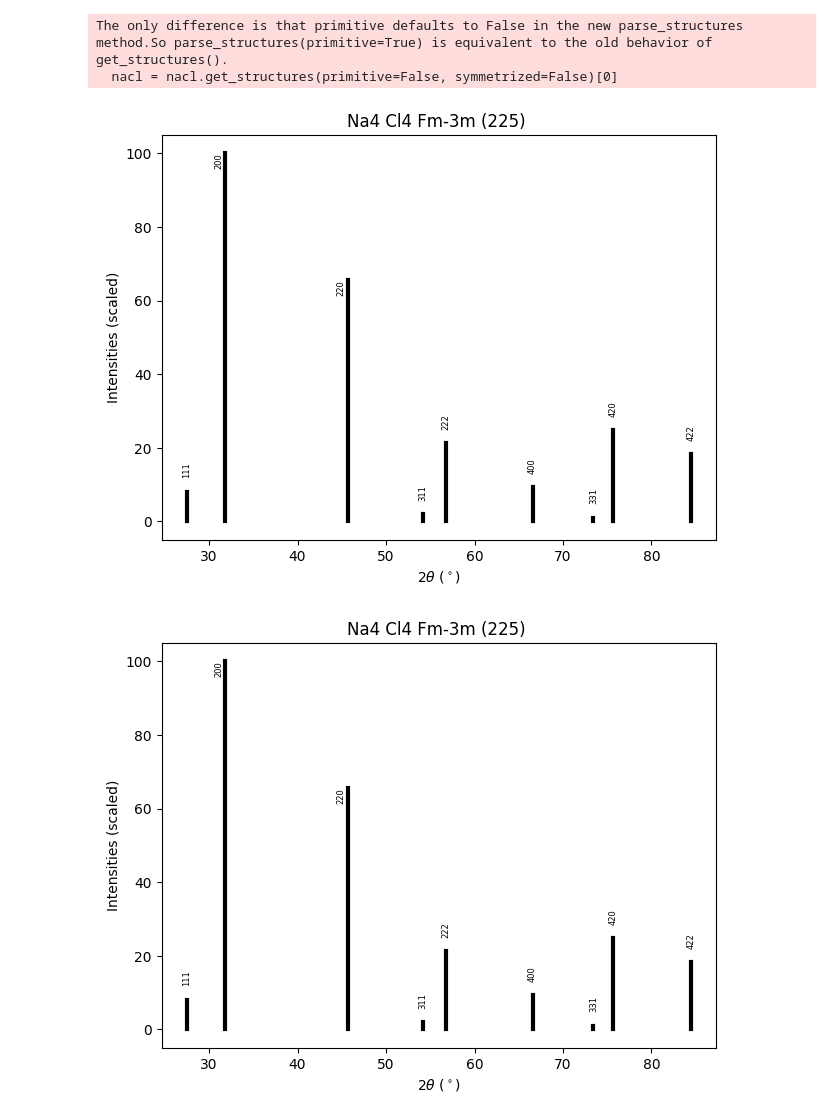
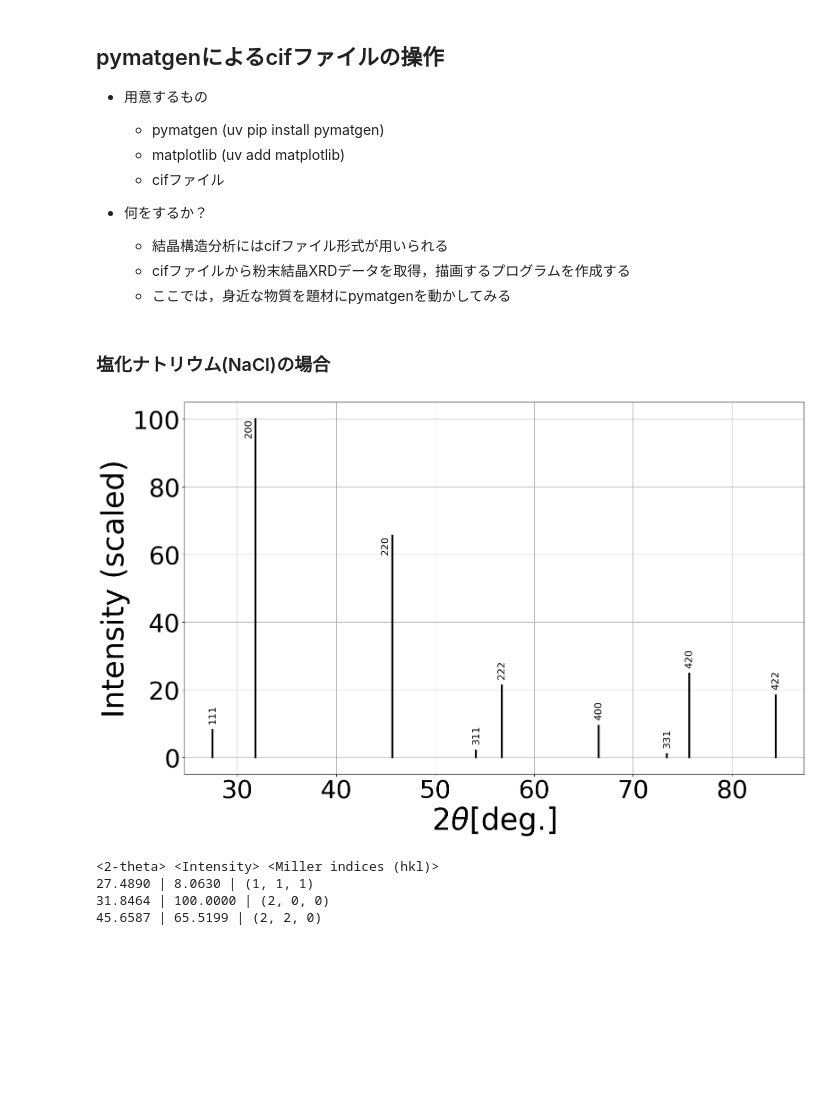
Before and after one commit to MasamichiYOSHIDA/pymatgen_tutorials, a Jupyter notebook: cif2xrd.ipynb, the cells around one changed output. Drawn from its saved outputs; the diff is of its cells as text; code cells hidden in the pictures; blank space fills up the shorter version.

```diff
--- a/cif2xrd.ipynb
+++ b/cif2xrd.ipynb
@@ -1,3 +1,17 @@
+# %% [markdown]
+## pymatgenによるcifファイルの操作
+
+- 用意するもの
+    - pymatgen (uv pip install pymatgen)
+    - matplotlib (uv add matplotlib)
+    - cifファイル
+
+- 何をするか？
+    - 結晶構造分析にはcifファイル形式が用いられる
+    - cifファイルから粉末結晶XRDデータを取得，描画するプログラムを作成する
+    - ここでは，身近な物質を題材にpymatgenを動かしてみる
+# %% [markdown]
+### 塩化ナトリウム(NaCl)の場合
 # %%
 from pymatgen.analysis.diffraction.xrd import XRDCalculator
 from pymatgen.io.cif import CifParser
@@ -4,12 +19,34 @@ from pymatgen.io.cif import CifParser
 # %%
-nacl = "cif_data/1000041.cif"
-nacl = CifParser(nacl)
-nacl = nacl.get_structures(primitive=False, symmetrized=False)[0]
+# 塩化ナトリウム(NaCl)のcifファイルを取得
+parse = "cif_data/1000041.cif" # 1000041: NaCl
+parse = CifParser(parse)
+parse = parse.parse_structures(primitive=False, symmetrized=False)[0] # 単位格子構造を保持
 
-nacl_xrd = XRDCalculator(wavelength='CuKa')
-nacl_xrd.plot_structures(structures=[nacl])
+parse_xrd = XRDCalculator(wavelength='CuKa')
+
+# XRDデータの描画
+ax = parse_xrd.get_plot(parse)
+ax.set_xlabel(r"2$\theta$[deg.]")
+ax.set_ylabel("Intensity (scaled)")
+plt.grid(True)
+plt.tight_layout()
+plt.show()
 # %% [output]
-The only difference is that primitive defaults to False in the new parse_structures method.So parse_structures(primitive=True) is equivalent to the old behavior of get_structures().
-  nacl = nacl.get_structures(primitive=False, symmetrized=False)[0]
-[figure, old version]
+[figure, new version]
-[figure, removed]
+# %%
+# XRDデータのピーク位置，強度，ミラー指数を取得
+pattern = parse_xrd.get_pattern(parse)
+
+print("<2-theta> <Intensity> <Miller indices (hkl)>")
+
+for i in range(len(pattern.x[:3])): # 上位3個を表示
+    two_theta = pattern.x[i]
+    intensity = pattern.y[i]
+    hkl = pattern.hkls[i][0]["hkl"]
+
+    print(f"{two_theta:.4f} | {intensity:.4f} | {hkl}")
+# %% [output]
+<2-theta> <Intensity> <Miller indices (hkl)>
+27.4890 | 8.0630 | (1, 1, 1)
+31.8464 | 100.0000 | (2, 0, 0)
+45.6587 | 65.5199 | (2, 2, 0)
```
Also changed, not shown: parts of 4 cells of this notebook.
